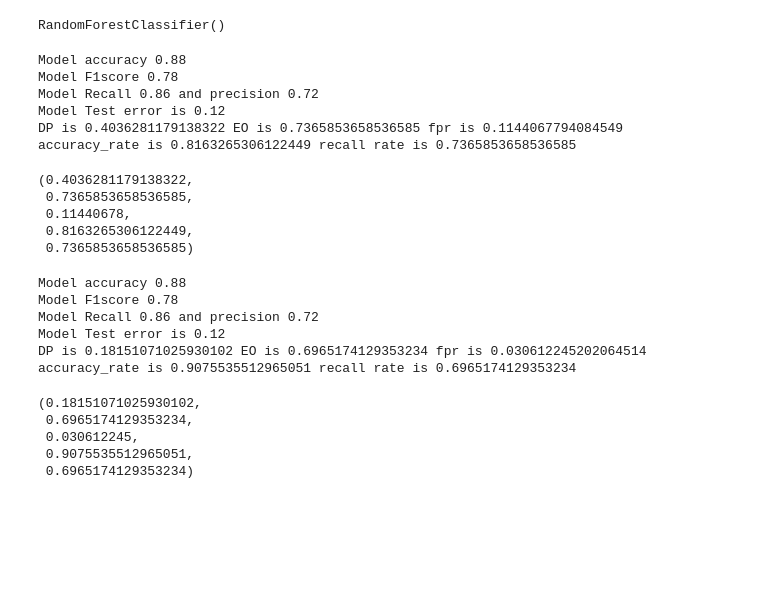
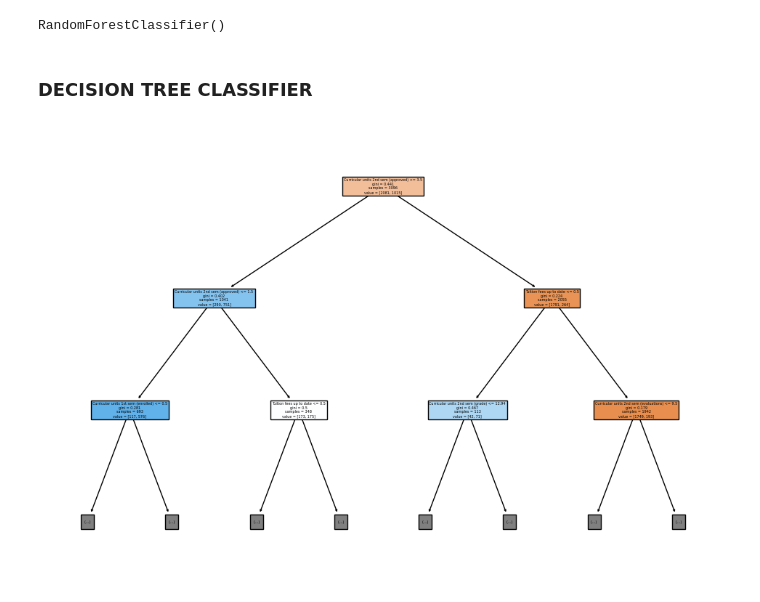
Before and after one commit to KANUBALAD/ML-Fairness-in-School-DropOut-, a Jupyter notebook: Notebooks/AllML_Models.ipynb, the cells around one changed output. Cells and saved outputs as stored; diff of their text form; code cells hidden in the pictures; blank space fills up the shorter version.

Commit message:
Modified notebook
Included the decision tree model. Moved the data loader to a python script. Included details on the readme.md

```diff
--- a/Notebooks/AllML_Models.ipynb
+++ b/Notebooks/AllML_Models.ipynb
@@ -47,2 +21,3 @@ def preprocessing_split(path_to_csv, split_data = True, awareness= True):
 # %%
-X_train, X_test, y_train, y_test, sens_train, sens_test= preprocessing_split(path_to_csv, split_data = True)
+X_train, X_test, y_train, y_test, sens_train, sens_test= data_load.load_preprocessing_split(path_to_csv, split_data = True, awareness= True,
+                                                                                         test_size=test_size, random_state=random_seed)
@@ -106,29 +39,6 @@ rf_classfier = RandomForestClassifier()
 rf_classfier.fit(X_train,y_train)
 # %% [output]
 RandomForestClassifier()
-# %%
-evaluation.model_metrics(rf_classfier, X_test, y_test, mask=mymask,  fair_metrics= True)
-# %% [output]
-Model accuracy 0.88
-Model F1score 0.78
-Model Recall 0.86 and precision 0.72
-Model Test error is 0.12
-DP is 0.4036281179138322 EO is 0.7365853658536585 fpr is 0.1144067794084549 accuracy_rate is 0.8163265306122449 recall rate is 0.7365853658536585
-(0.4036281179138322,
- 0.7365853658536585,
- 0.11440678,
- 0.8163265306122449,
- 0.7365853658536585)
 # %%
-evaluation.model_metrics(rf_classfier, X_test, y_test, mask=1-mymask,  fair_metrics= True)
+RF_dp, RF_Eo, RF_fpr, RF_acc, RF_recall= evaluation.model_metrics(rf_classfier, X_test, y_test, mask=mymask,  fair_metrics= True)
+maleRF_dp, maleRF_Eo, maleRF_fpr, maleRF_acc, maleRF_recall= evaluation.model_metrics(rf_classfier, X_test, y_test, mask=1-mymask,  fair_metrics= True)
-# %% [output]
-Model accuracy 0.88
-Model F1score 0.78
-Model Recall 0.86 and precision 0.72
-Model Test error is 0.12
-DP is 0.18151071025930102 EO is 0.6965174129353234 fpr is 0.030612245202064514 accuracy_rate is 0.9075535512965051 recall rate is 0.6965174129353234
-(0.18151071025930102,
- 0.6965174129353234,
- 0.030612245,
- 0.9075535512965051,
- 0.6965174129353234)
@@ -136,0 +45,16 @@ DP is 0.18151071025930102 EO is 0.6965174129353234 fpr is 0.030612245202064514 a
+# %% [markdown]
+### DECISION TREE CLASSIFIER
+# %%
+from sklearn.tree import DecisionTreeClassifier, plot_tree
+clf = DecisionTreeClassifier(random_state=42)
+clf.fit(X_train, y_train)
+clf_preds = clf.predict(X_test)
+clf_dp, clf_Eo, clf_fpr, clf_acc, clf_recall = evaluation.model_metrics(clf, X_test, y_test, mask=mymask,  fair_metrics= True)
+maleclf_dp, maleclf_Eo, malelf_fpr, maleclf_acc, maleclf_recall = evaluation.model_metrics(clf, X_test, y_test, mask=1-mymask,  fair_metrics= True)
+
+feature_names= X_test.columns.to_list()
+plt.figure(figsize=(12, 8))
+plot_tree(clf,max_depth = 2, filled=True, feature_names=feature_names)
+plt.show()
+# %% [output]
+[figure, added]
```
Also changed, not shown: parts of 11 cells of this notebook, 5 other files.
